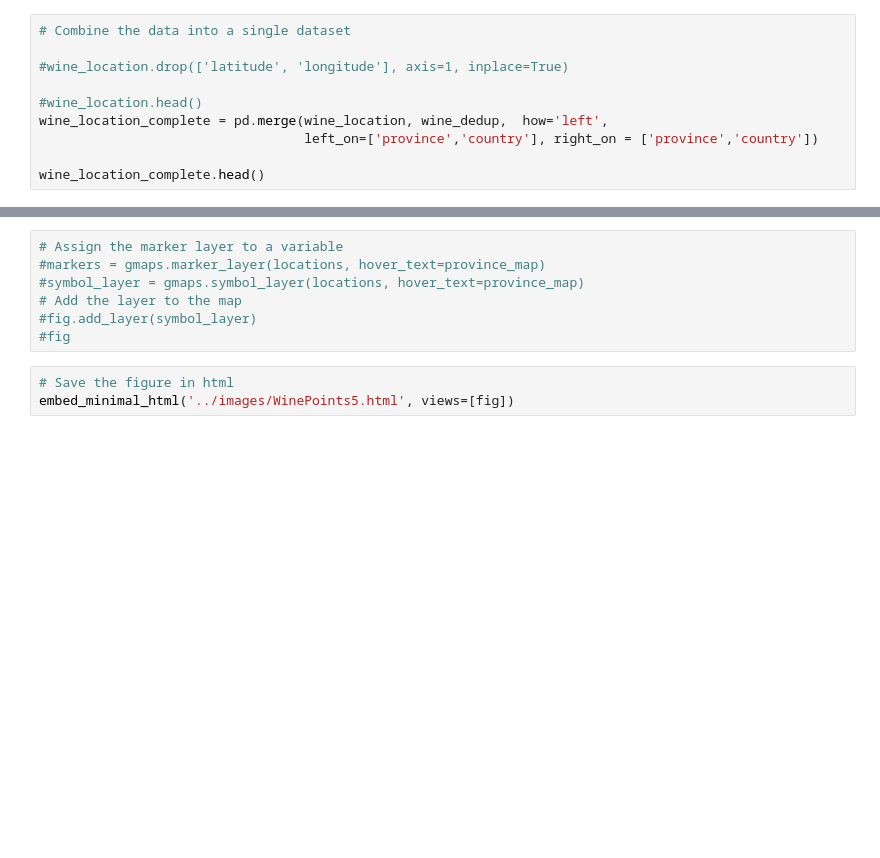
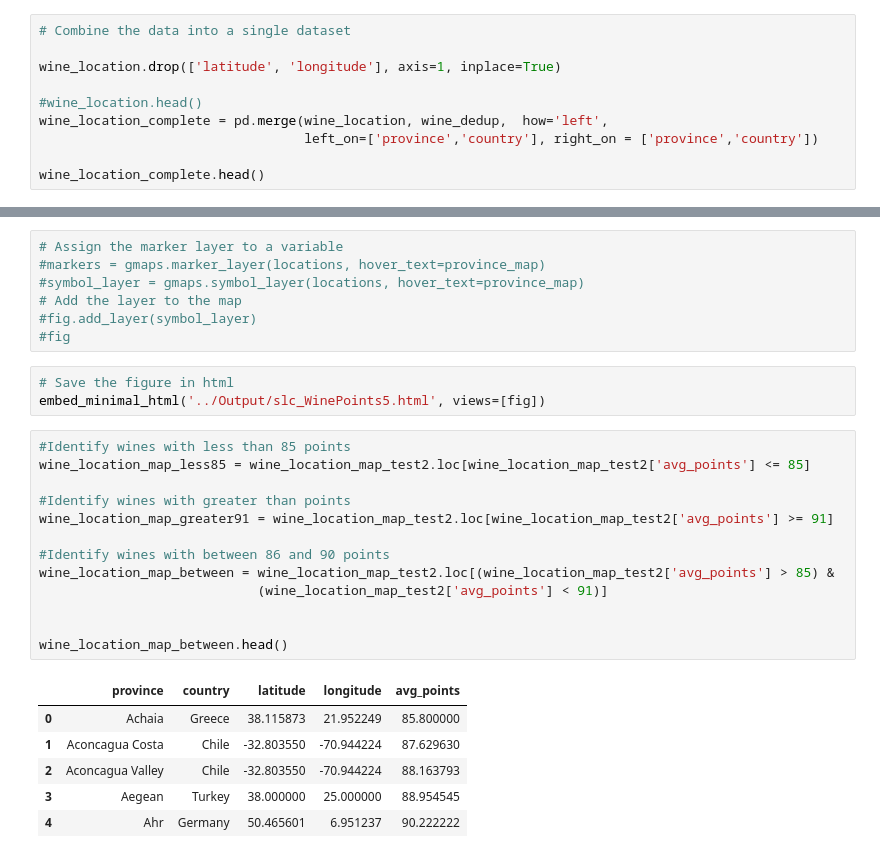
Before and after one commit to halotx3/ccass-wine-ds, a Jupyter notebook: geocode_slc/Wine_Geocode.ipynb, the cells around one changed output, grey strips where cells are left out. Saved outputs shown, nothing was run; the diff lists cells and outputs as text; blank space fills up the shorter version.

```diff
--- a/geocode_slc/Wine_Geocode.ipynb
+++ b/geocode_slc/Wine_Geocode.ipynb
@@ -139,7 +139,7 @@ wine_dedup.head()
 # %%
 # Combine the data into a single dataset
 
-#wine_location.drop(['latitude', 'longitude'], axis=1, inplace=True)
+wine_location.drop(['latitude', 'longitude'], axis=1, inplace=True)
 
 #wine_location.head()
 wine_location_complete = pd.merge(wine_location, wine_dedup,  how='left',
@@ -306,4 +278,24 @@ Figure(layout=FigureLayout(border='1px solid black', height='700px', margin='0 a
 #fig
 # %%
 # Save the figure in html
-embed_minimal_html('../images/WinePoints5.html', views=[fig])
+embed_minimal_html('../Output/slc_WinePoints5.html', views=[fig])
+# %%
+#Identify wines with less than 85 points
+wine_location_map_less85 = wine_location_map_test2.loc[wine_location_map_test2['avg_points'] <= 85]
+
+#Identify wines with greater than points
+wine_location_map_greater91 = wine_location_map_test2.loc[wine_location_map_test2['avg_points'] >= 91]
+
+#Identify wines with between 86 and 90 points
+wine_location_map_between = wine_location_map_test2.loc[(wine_location_map_test2['avg_points'] > 85) &
+                            (wine_location_map_test2['avg_points'] < 91)]
+
+
+wine_location_map_between.head()
+# %% [output]
+|  | province | country | latitude | longitude | avg_points |
+| 0 | Achaia | Greece | 38.115873 | 21.952249 | 85.800000 |
+| 1 | Aconcagua Costa | Chile | -32.803550 | -70.944224 | 87.629630 |
+| 2 | Aconcagua Valley | Chile | -32.803550 | -70.944224 | 88.163793 |
+| 3 | Aegean | Turkey | 38.000000 | 25.000000 | 88.954545 |
+| 4 | Ahr | Germany | 50.465601 | 6.951237 | 90.222222 |
```
Also changed, not shown: parts of 11 cells of this notebook, 9 other files.
